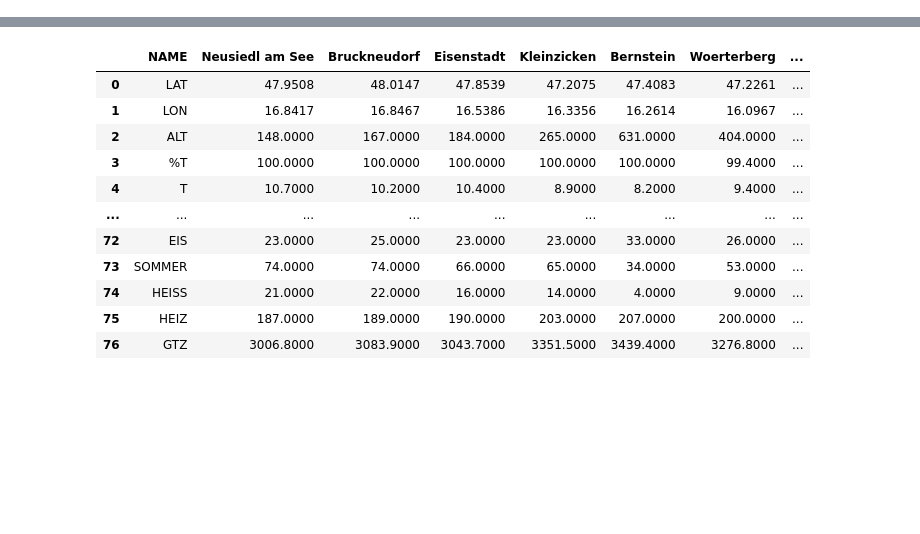
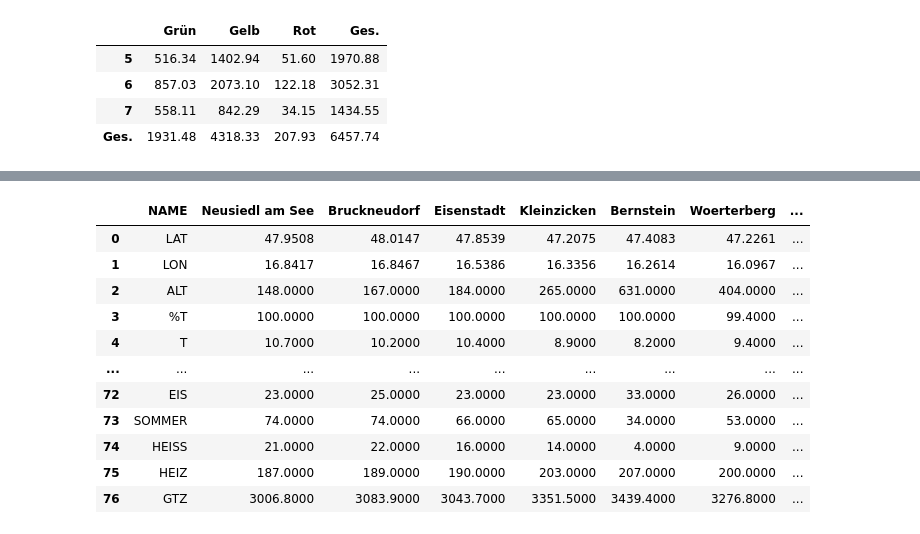
Before and after one commit to satlawa/obf_autop, a Jupyter notebook: main_03.ipynb, the cells around one changed output, grey strips where cells are left out. Cells and saved outputs as stored; diff of their text form; code cells hidden in the pictures; blank space fills up the shorter version.

```diff
--- a/main_03.ipynb
+++ b/main_03.ipynb
@@ -127,3 +137,11 @@ end
+# %%
+obf_natur.fuc_tbl_plt_sez_ha()
+# %% [output]
+|  | Grün | Gelb | Rot | Ges. |
+| 5 | 516.34 | 1402.94 | 51.60 | 1970.88 |
+| 6 | 857.03 | 2073.10 | 122.18 | 3052.31 |
+| 7 | 558.11 | 842.29 | 34.15 | 1434.55 |
+| Ges. | 1931.48 | 4318.33 | 207.93 | 6457.74 |
 # %%
 from OBFFunc import OBFFunc
 from OBFEinschlagHiebsatz import OBFEinschlagHiebsatz
```
Also changed, not shown: parts of 10 cells of this notebook, 2 other files.
